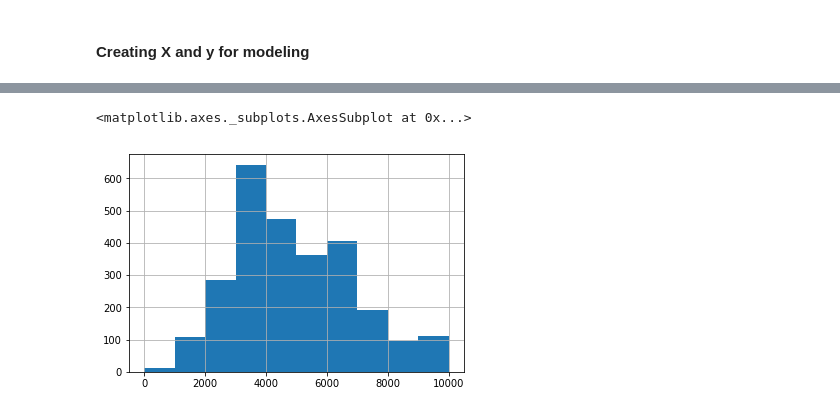
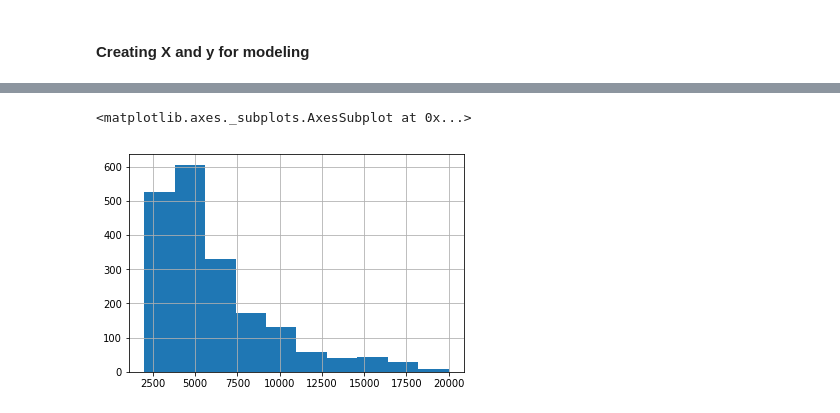
Before and after one commit to m-wakatsuru/Airbnb_Tokyo_price_prediction, a Jupyter notebook: Write_a_data_science_blog.ipynb, the cells around one changed output, grey strips where cells are left out. Cells and saved outputs as stored; diff of their text form; code cells hidden in the pictures.

```diff
--- a/Write_a_data_science_blog.ipynb
+++ b/Write_a_data_science_blog.ipynb
@@ -54,0 +78,2 @@ df.head(1)
+# %%
+df = df[df['number_of_reviews']>5]
@@ -57,7 +87,7 @@ df.head(1)
 # %%
 column_list = ['id', 'neighbourhood', 'property_type', 'room_type', 'accommodates', 'bathrooms',
                'bedrooms', 'beds', 'bed_type', 'square_feet', 'price', 'weekly_price', 'monthly_price',
-               'guests_included', 'minimum_nights', 'maximum_nights', 'number_of_reviews', 'review_scores_rating'
+               'guests_included', 'minimum_nights', 'maximum_nights', 'review_scores_rating'
               ]
 
 df = df[column_list]
@@ -150,0 +187,3 @@ df.head()
+# %%
+df = df[df['price_per_person']<20000]
+df = df[df['price_per_person']>2000]
@@ -163,7 +240,7 @@ sns.heatmap(df[['accommodates', 'bathrooms', 'bedrooms', 'beds', 'price_per_pers
 # %% [markdown]
 -> I'll drop bathrooms, bedrooms and beds. That's because they have strong correlation each other.
 # %%
-df = df.drop(['bathrooms', 'bedrooms', 'beds'], axis=1)
+df = df.drop(['bedrooms', 'beds'], axis=1)
 # %%
 df.head()
 # %% [output]
@@ -228,5 +310,5 @@ print(train_score)
 # %%
-y_test.hist(range=(0,10000))
+y_test.hist()
 # %% [output]
 <matplotlib.axes._subplots.AxesSubplot at 0x...>
-[figure, old version]
+[figure, new version]
```
Also changed, not shown: parts of 44 cells of this notebook.
